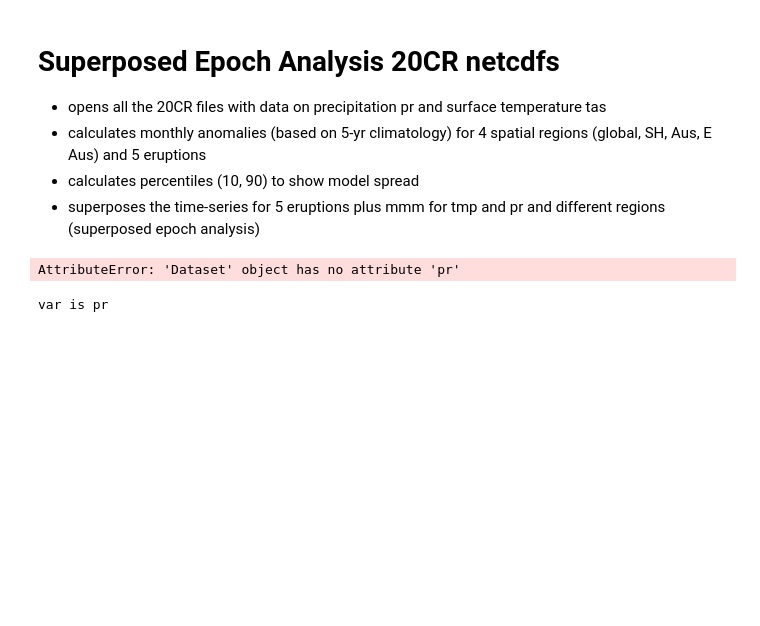
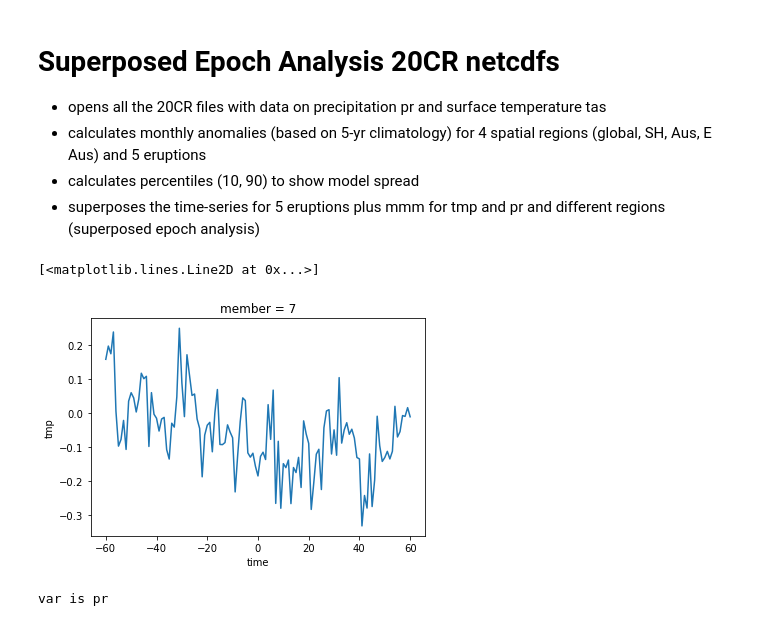
Before and after one commit to kbongi/reanalysis, a Jupyter notebook: R_Superposed_Epoch_Analysis_plots_2021.09.14.ipynb, the cells around one changed output. Drawn from its saved outputs; the diff is of its cells as text; code cells hidden in the pictures; blank space fills up the shorter version.

```diff
--- a/R_Superposed_Epoch_Analysis_plots_2021.09.14.ipynb
+++ b/R_Superposed_Epoch_Analysis_plots_2021.09.14.ipynb
@@ -36,9 +36,10 @@ K_llm_SH = xr.open_dataset(f'{path}K_llm_SH_{var}.nc')
 K_llm_Aus = xr.open_dataset(f'{path}K_llm_Aus_{var}.nc')
 K_llm_EA = xr.open_dataset(f'{path}K_llm_EA_{var}.nc')
 # %%
-K_llm_Glob.sel(member=7).pr.plot()
+K_llm_Glob.sel(member=7).tmp.plot()
 # %% [output]
-AttributeError: 'Dataset' object has no attribute 'pr'
+[<matplotlib.lines.Line2D at 0x...>]
+[figure, added]
 # %%
 # open all santa maria eruption files/
 S_llm_Glob = xr.open_dataset(f'{path}S_llm_Glob_{var}.nc')
```
Also changed, not shown: parts of 17 cells of this notebook, 1 other file.
